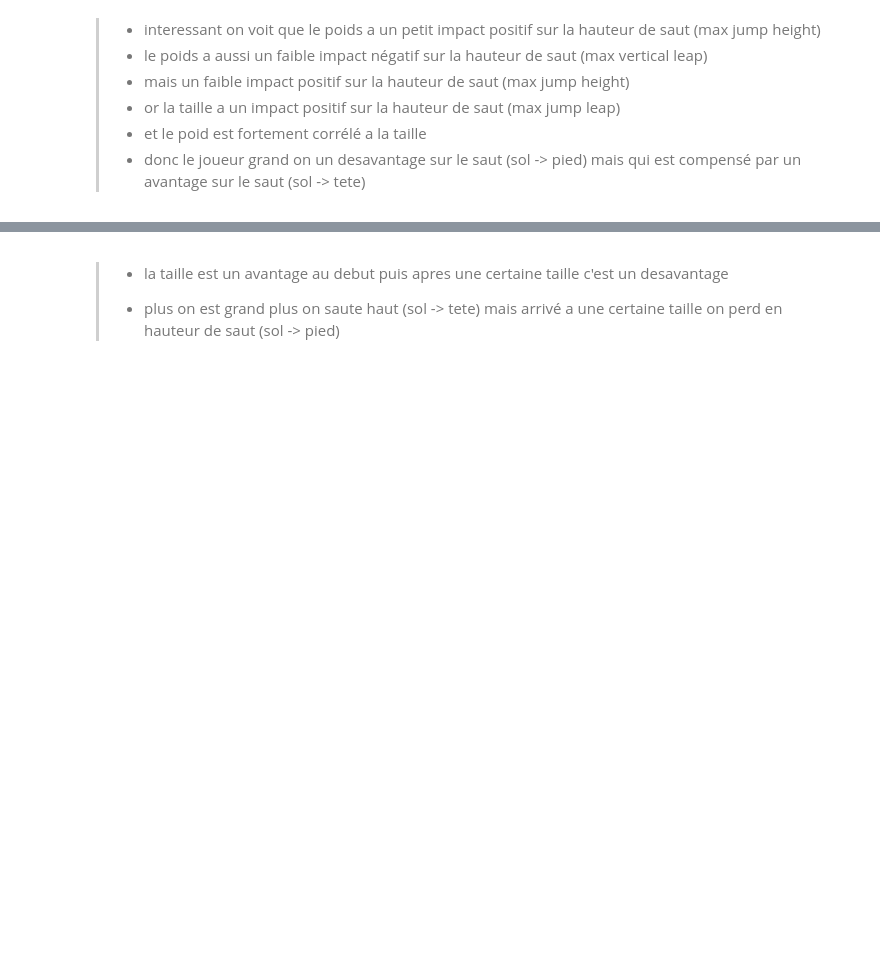
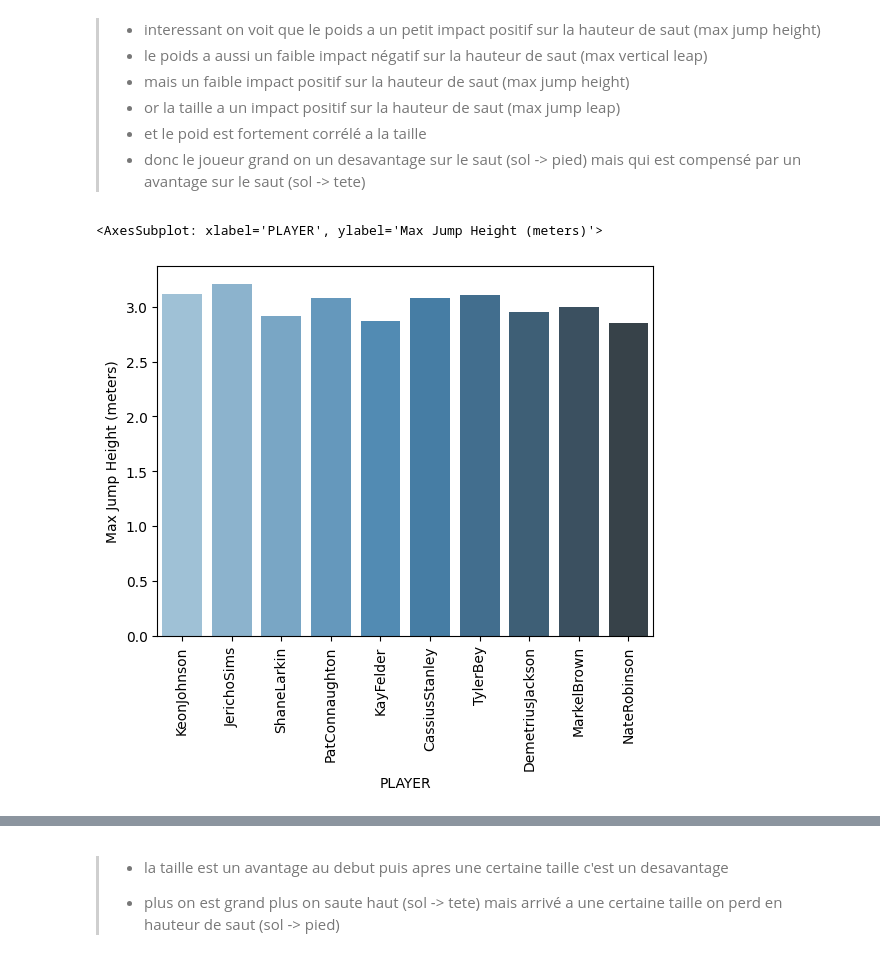
Before and after one commit to P0TEZ/nbaStats, a Jupyter notebook: JumpAnalyse.ipynb, the cells around one changed output, grey strips where cells are left out. Saved outputs shown, nothing was run; the diff lists cells and outputs as text; code cells hidden in the pictures; blank space fills up the shorter version.

```diff
--- a/JumpAnalyse.ipynb
+++ b/JumpAnalyse.ipynb
@@ -84,8 +94,15 @@ plt.show()
 # %%
 # find the player heights for the top 10 max jump height
 df2 = df.sort_values(by=['Max Vertical Leap (meters)'], ascending=False)
 df2 = df2.head(10)
 df2 = df2[['PLAYER', 'Max Jump Height (meters)','Max Vertical Leap (meters)', 'Height', 'Weight']]
+
+# plot the top 10 max jump height
+plt.xticks(rotation=90)
+sns.barplot(x='PLAYER', y='Max Jump Height (meters)', data=df2, palette='Blues_d', )
+# %% [output]
+<AxesSubplot: xlabel='PLAYER', ylabel='Max Jump Height (meters)'>
+[figure, added]
 # %%
 # on voit que les joueurs qui sautent le plus haut(sol tete) ne sont pas ceux qui sautent le plus haut (sol pieds) meme s'il y correlation
 sns.jointplot(x='Height', y='Max Jump Height (meters)', data=df, kind='reg', color='r')
```
Also changed, not shown: parts of 8 cells of this notebook.
